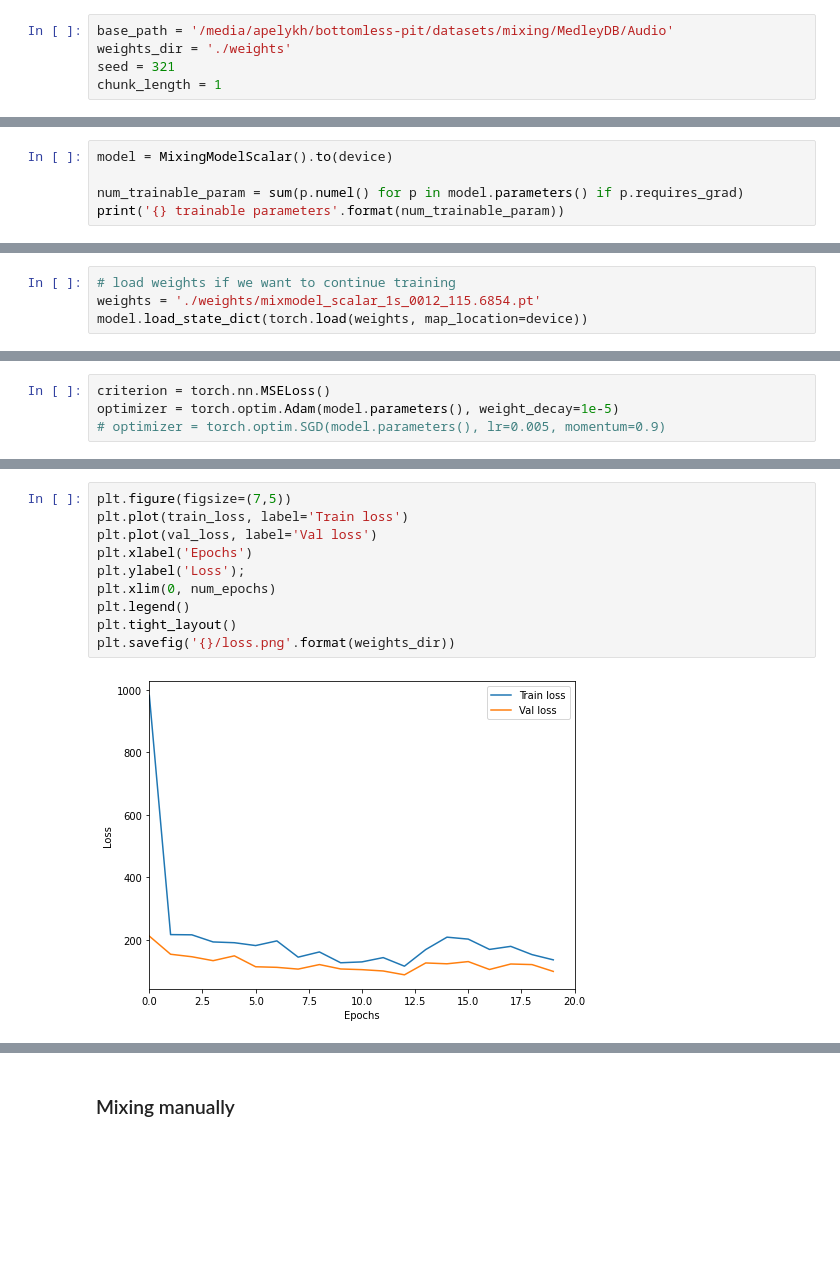
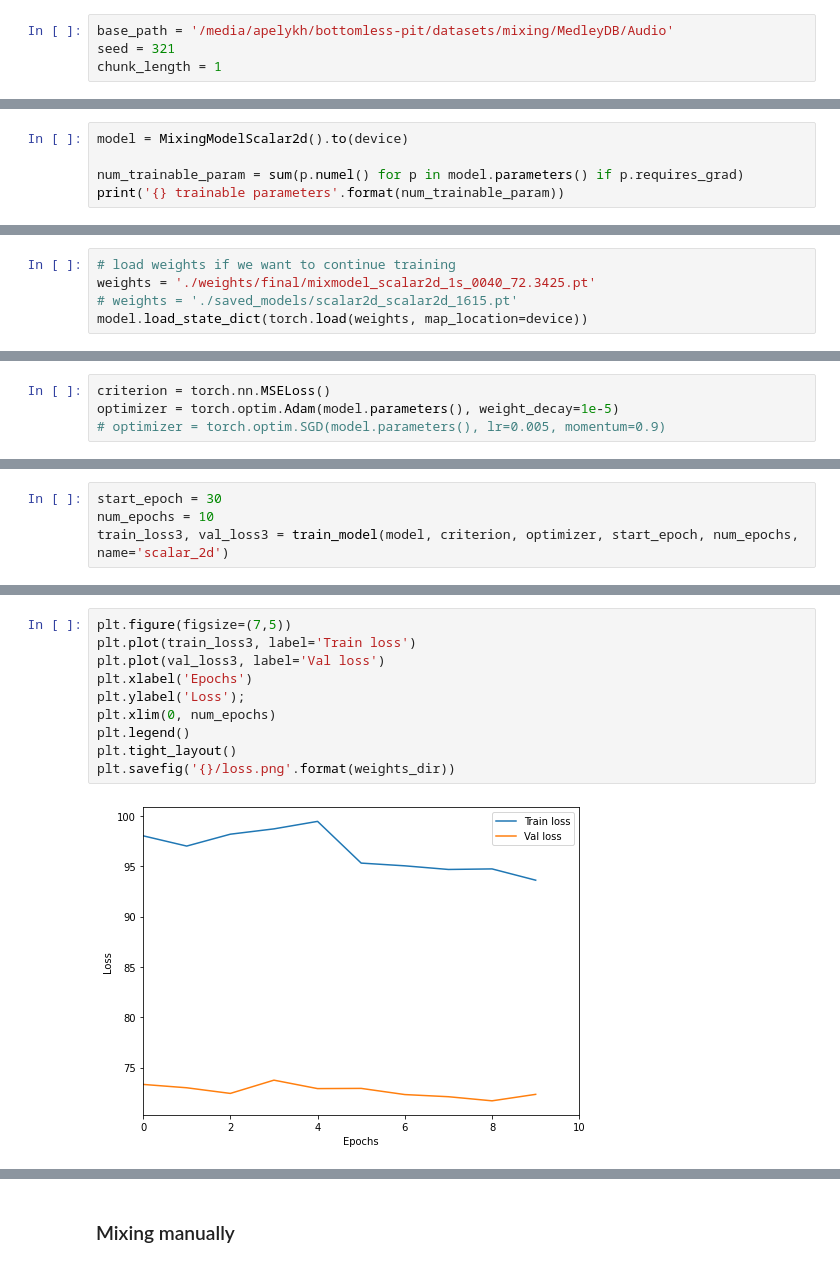
Before and after one commit to apelykh/deep-audio-mixer, a Jupyter notebook: training.ipynb, the cells around one changed output, grey strips where cells are left out. Cells and saved outputs as stored; diff of their text form; blank space fills up the shorter version.

```diff
--- a/training.ipynb
+++ b/training.ipynb
@@ -35,6 +42,5 @@ Device:  cuda
 # %%
 base_path = '/media/apelykh/bottomless-pit/datasets/mixing/MedleyDB/Audio'
-weights_dir = './weights'
 seed = 321
 chunk_length = 1
 # %%
@@ -170,5 +187,5 @@ def train_model(model, criterion, optimizer, start_epoch, num_epochs, name='scal
 # %%
-model = MixingModelScalar().to(device)
+model = MixingModelScalar2d().to(device)
 
 num_trainable_param = sum(p.numel() for p in model.parameters() if p.requires_grad)
 print('{} trainable parameters'.format(num_trainable_param))
@@ -184,6 +194,7 @@ print('{} trainable parameters'.format(num_trainable_param))
 # %%
 # load weights if we want to continue training
-weights = './weights/mixmodel_scalar_1s_0012_115.6854.pt'
+weights = './weights/final/mixmodel_scalar2d_1s_0040_72.3425.pt'
+# weights = './saved_models/scalar2d_scalar2d_1615.pt'
 model.load_state_dict(torch.load(weights, map_location=device))
 # %% [output]
 <All keys matched successfully>
@@ -215,0 +312,4 @@ Epoch 19 val loss: 98.9713
+# %%
+start_epoch = 30
+num_epochs = 10
+train_loss3, val_loss3 = train_model(model, criterion, optimizer, start_epoch, num_epochs, name='scalar_2d')
@@ -216,13 +334,13 @@ Epoch 19 val loss: 98.9713
 # %%
 plt.figure(figsize=(7,5))
-plt.plot(train_loss, label='Train loss')
-plt.plot(val_loss, label='Val loss')
+plt.plot(train_loss3, label='Train loss')
+plt.plot(val_loss3, label='Val loss')
 plt.xlabel('Epochs')
 plt.ylabel('Loss');
 plt.xlim(0, num_epochs)
 plt.legend()
 plt.tight_layout()
 plt.savefig('{}/loss.png'.format(weights_dir))
 # %% [output]
-[figure, old version]
+[figure, new version]
 # %%
```
Also changed, not shown: parts of 25 cells of this notebook, 11 other files.
